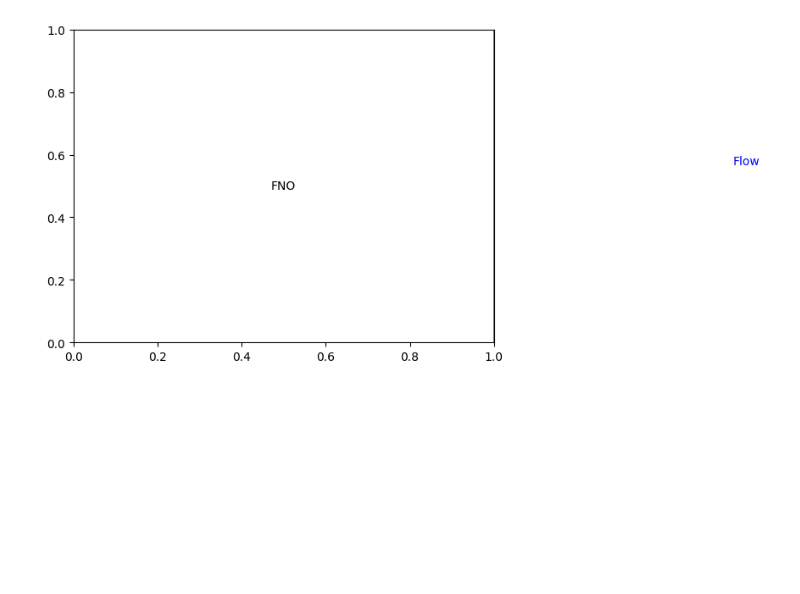
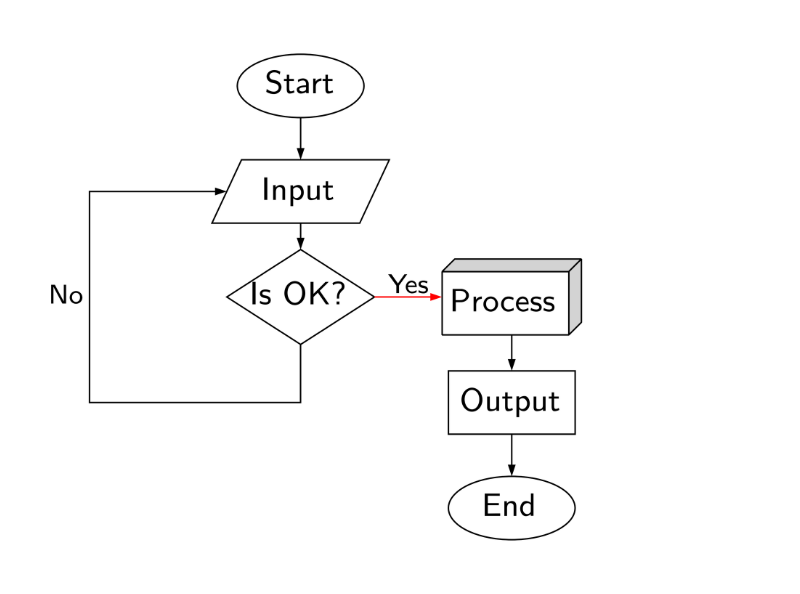
Before and after one commit to lyyc199586/cm-vis, a Jupyter notebook: examples/flow_chart.ipynb, the cells around one changed output. Drawn from its saved outputs; the diff is of its cells as text; code cells hidden in the pictures; blank space fills up the shorter version.

Commit message:
add basics for flow chart

```diff
--- a/examples/flow_chart.ipynb
+++ b/examples/flow_chart.ipynb
@@ -1,12 +1,35 @@
-# %%
-from cm_vis.scheme import FlowScheme
-import matplotlib.pyplot as plt
-
-fig, ax = plt.subplots()
-fs = FlowScheme(ax)
-
-fs.add_cube(origin=[0, 0], text="FNO", front_color="white", side_color="gray", top_color="lightblue")
-fs.add_arrow("-latex", xy=[[1.2, 0.5], [2.0, 0.5]], fc="black")
-fs.add_text(1.6, 0.55, "Flow", loc="upper", textc="blue")
-# %% [output]
-[figure, removed]
+# %%
+# general flowchart
+import matplotlib.pyplot as plt
+from cm_vis.scheme.flow import FlowScheme
+
+# create flow scheme
+plt.style.use("sans")
+fig, ax = plt.subplots()
+fs = FlowScheme(ax)
+
+# add nodes
+fs.add_node("start", shape="ellipse", center=(0, 3), width=1.2, height=0.6, text="Start")
+fs.add_node("input", shape="parallelogram", center=(0, 2), width=1.4, height=0.6, text="Input")
+
+
+fs.add_node("check", shape="diamond", center=(0, 1), width=1.4, height=0.9, text="Is OK?")
+fs.add_node("process", shape="cube", center=(2, 1), width=1.2, height=0.6, text="Process")
+fs.add_node("output", shape="rectangle", center=(2, 0), width=1.2, height=0.6, text="Output")
+fs.add_node("end", shape="ellipse", center=(2, -1), width=1.2, height=0.6, text="End")
+
+# connect nodes
+fs.connect("start", "input", from_dir="bottom", to_dir="top")
+fs.connect("input", "check", from_dir="bottom", to_dir="top")
+fs.connect("check", "process", from_dir="right", to_dir="left", label="Yes", fc="r", ec="r")
+fs.connect("process", "output", from_dir="bottom", to_dir="top")
+fs.connect("output", "end", from_dir="bottom", to_dir="top")
+fs.connect("check", "input", from_dir="bottom", to_dir="left", label="No", label_offset=0.2, via=[(0, 0), (-2, 0), (-2, 2)])  # loop
+
+ax.autoscale(enable=True)
+ax.set_aspect("equal")
+ax.axis("off")
+
+plt.show()
+# %% [output]
+[figure, added]
```
Also changed, not shown: parts of 1 cell of this notebook, 2 other files.
